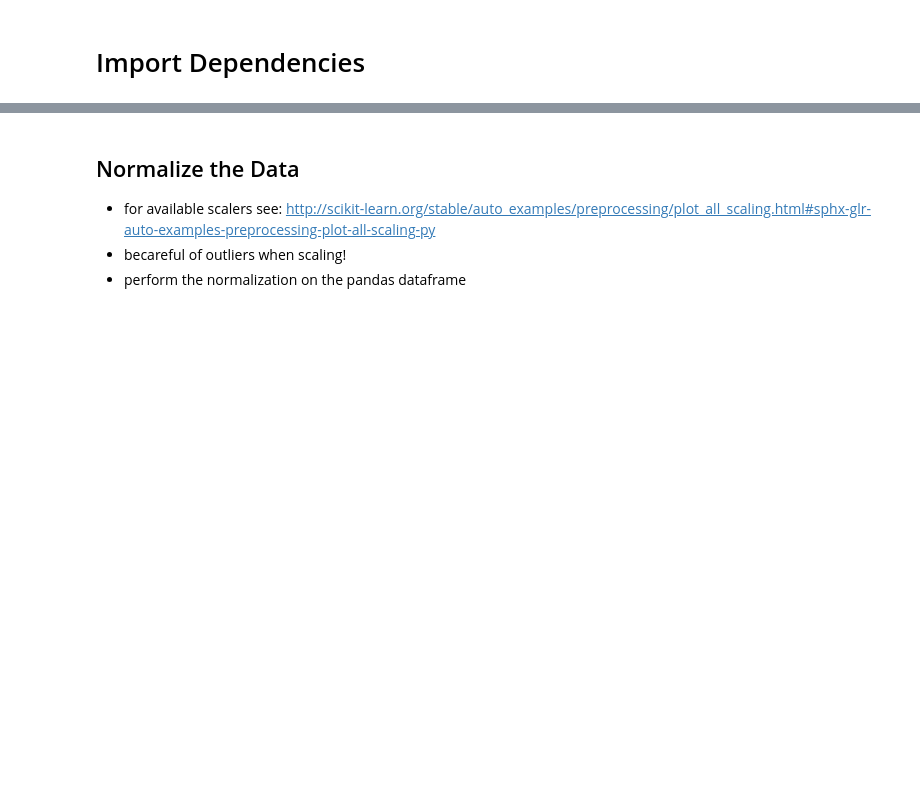
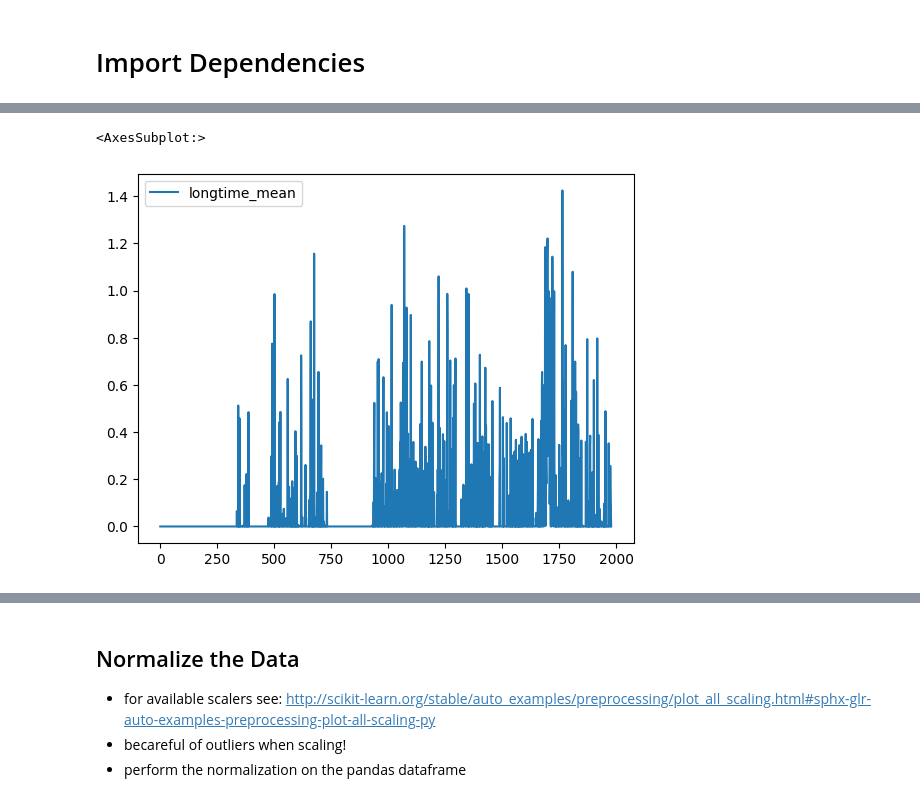
Before and after one commit to grinwi/smartboiler, a Jupyter notebook: src/smartboiler/lstm_example_with_multivariate_time_series 2.ipynb, the cells around one changed output, grey strips where cells are left out. Drawn from its saved outputs; the diff is of its cells as text; code cells hidden in the pictures; blank space fills up the shorter version.

```diff
--- a/src/smartboiler/lstm_example_with_multivariate_time_series 2.ipynb
+++ b/src/smartboiler/lstm_example_with_multivariate_time_series 2.ipynb
@@ -282,2 +260,7 @@ data_all_ml.plot(y='longtime_mean')
+# %%
+ml_data_zuka.plot(y='longtime_mean')
+# %% [output]
+<AxesSubplot:>
+[figure, added]
 # %%
 df = ml_data_zuka.reset_index(drop=True)
```
Also changed, not shown: parts of 18 cells of this notebook, 4 other files.
